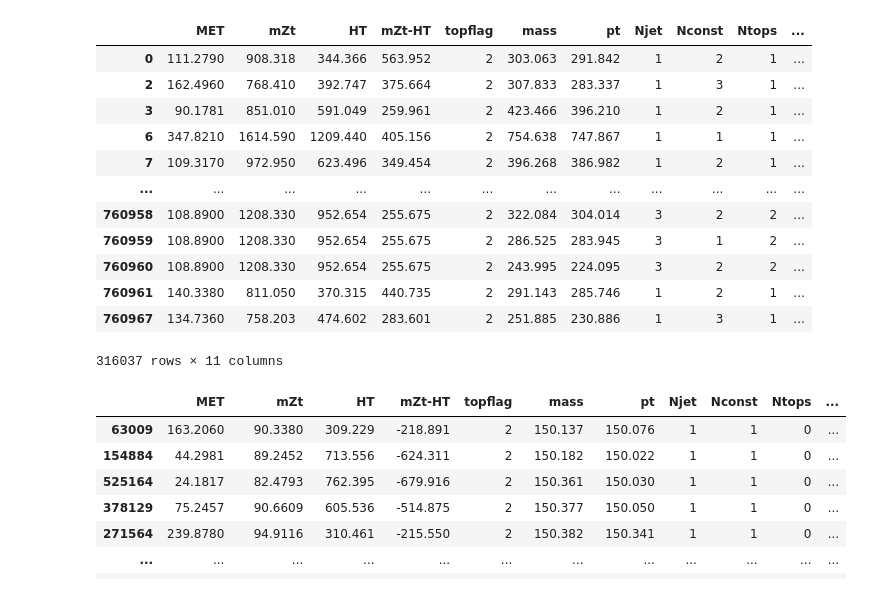
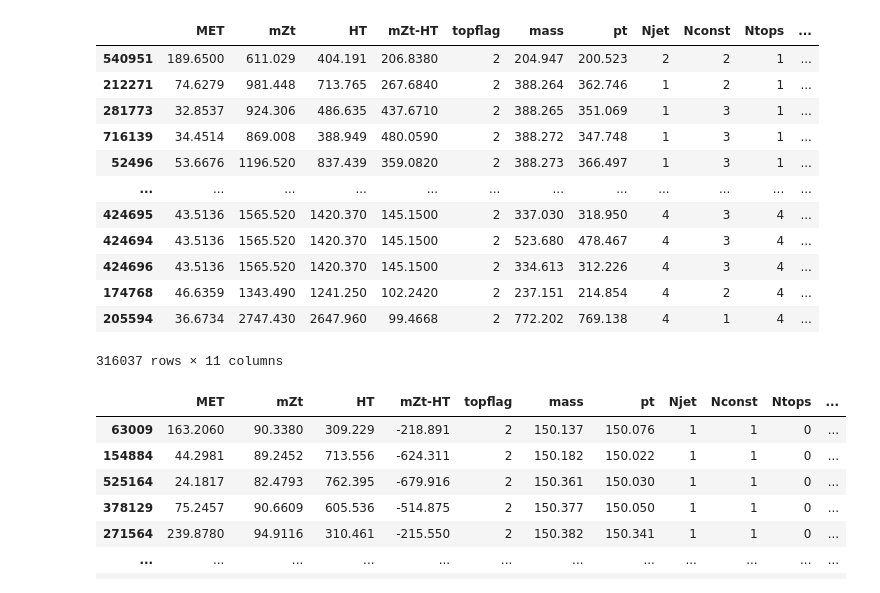
Before and after one commit to mesut-unal/AnalysisCheck, a Jupyter notebook: KinematicVarAnalysis-METHTCheck.ipynb, the cells around one changed output. Drawn from its saved outputs; the diff is of its cells as text; code cells hidden in the pictures.

```diff
--- a/KinematicVarAnalysis-METHTCheck.ipynb
+++ b/KinematicVarAnalysis-METHTCheck.ipynb
@@ -64,18 +52,18 @@ dataset[(dataset['MET']>=dataset['mZt-HT']) & (dataset['vrc_maxM_pre0']<140000.)
 # %%
 #survivors
-dataset[(dataset['MET']<dataset['mZt-HT'])]
+dataset[(dataset['MET']<dataset['mZt-HT'])].sort_values('vrc_maxM_pre0').sort_values('Ntops')
 # %% [output]
 |  | MET | mZt | HT | mZt-HT | topflag | mass | pt | Njet | Nconst | Ntops | ... |
-| 0 | 111.2790 | 908.318 | 344.366 | 563.952 | 2 | 303.063 | 291.842 | 1 | 2 | 1 | ... |
-| 2 | 162.4960 | 768.410 | 392.747 | 375.664 | 2 | 307.833 | 283.337 | 1 | 3 | 1 | ... |
-| 3 | 90.1781 | 851.010 | 591.049 | 259.961 | 2 | 423.466 | 396.210 | 1 | 2 | 1 | ... |
-| 6 | 347.8210 | 1614.590 | 1209.440 | 405.156 | 2 | 754.638 | 747.867 | 1 | 1 | 1 | ... |
-| 7 | 109.3170 | 972.950 | 623.496 | 349.454 | 2 | 396.268 | 386.982 | 1 | 2 | 1 | ... |
+| 540951 | 189.6500 | 611.029 | 404.191 | 206.8380 | 2 | 204.947 | 200.523 | 2 | 2 | 1 | ... |
+| 212271 | 74.6279 | 981.448 | 713.765 | 267.6840 | 2 | 388.264 | 362.746 | 1 | 2 | 1 | ... |
+| 281773 | 32.8537 | 924.306 | 486.635 | 437.6710 | 2 | 388.265 | 351.069 | 1 | 3 | 1 | ... |
+| 716139 | 34.4514 | 869.008 | 388.949 | 480.0590 | 2 | 388.272 | 347.748 | 1 | 3 | 1 | ... |
+| 52496 | 53.6676 | 1196.520 | 837.439 | 359.0820 | 2 | 388.273 | 366.497 | 1 | 3 | 1 | ... |
 | ... | ... | ... | ... | ... | ... | ... | ... | ... | ... | ... | ... |
-| 760958 | 108.8900 | 1208.330 | 952.654 | 255.675 | 2 | 322.084 | 304.014 | 3 | 2 | 2 | ... |
-| 760959 | 108.8900 | 1208.330 | 952.654 | 255.675 | 2 | 286.525 | 283.945 | 3 | 1 | 2 | ... |
-| 760960 | 108.8900 | 1208.330 | 952.654 | 255.675 | 2 | 243.995 | 224.095 | 3 | 2 | 2 | ... |
-| 760961 | 140.3380 | 811.050 | 370.315 | 440.735 | 2 | 291.143 | 285.746 | 1 | 2 | 1 | ... |
-| 760967 | 134.7360 | 758.203 | 474.602 | 283.601 | 2 | 251.885 | 230.886 | 1 | 3 | 1 | ... |
+| 424695 | 43.5136 | 1565.520 | 1420.370 | 145.1500 | 2 | 337.030 | 318.950 | 4 | 3 | 4 | ... |
+| 424694 | 43.5136 | 1565.520 | 1420.370 | 145.1500 | 2 | 523.680 | 478.467 | 4 | 3 | 4 | ... |
+| 424696 | 43.5136 | 1565.520 | 1420.370 | 145.1500 | 2 | 334.613 | 312.226 | 4 | 3 | 4 | ... |
+| 174768 | 46.6359 | 1343.490 | 1241.250 | 102.2420 | 2 | 237.151 | 214.854 | 4 | 2 | 4 | ... |
+| 205594 | 36.6734 | 2747.430 | 2647.960 | 99.4668 | 2 | 772.202 | 769.138 | 4 | 1 | 4 | ... |
 316037 rows × 11 columns
 # %%
```
Also changed, not shown: parts of 18 cells of this notebook, 2 other files.
